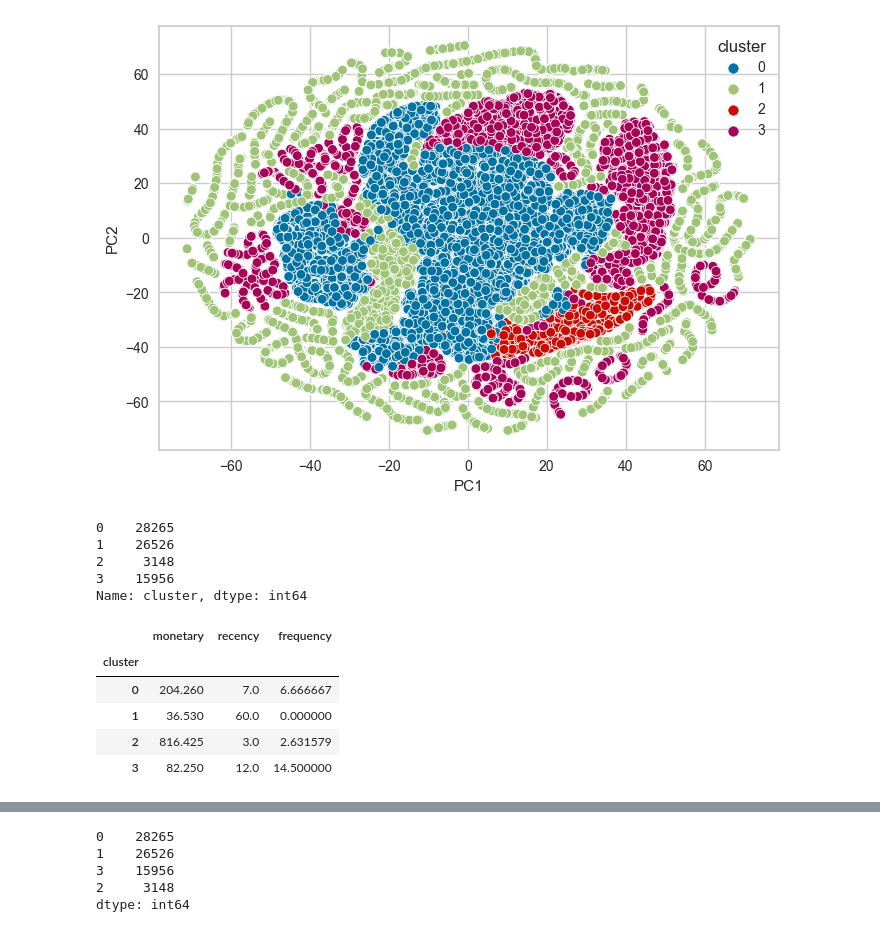
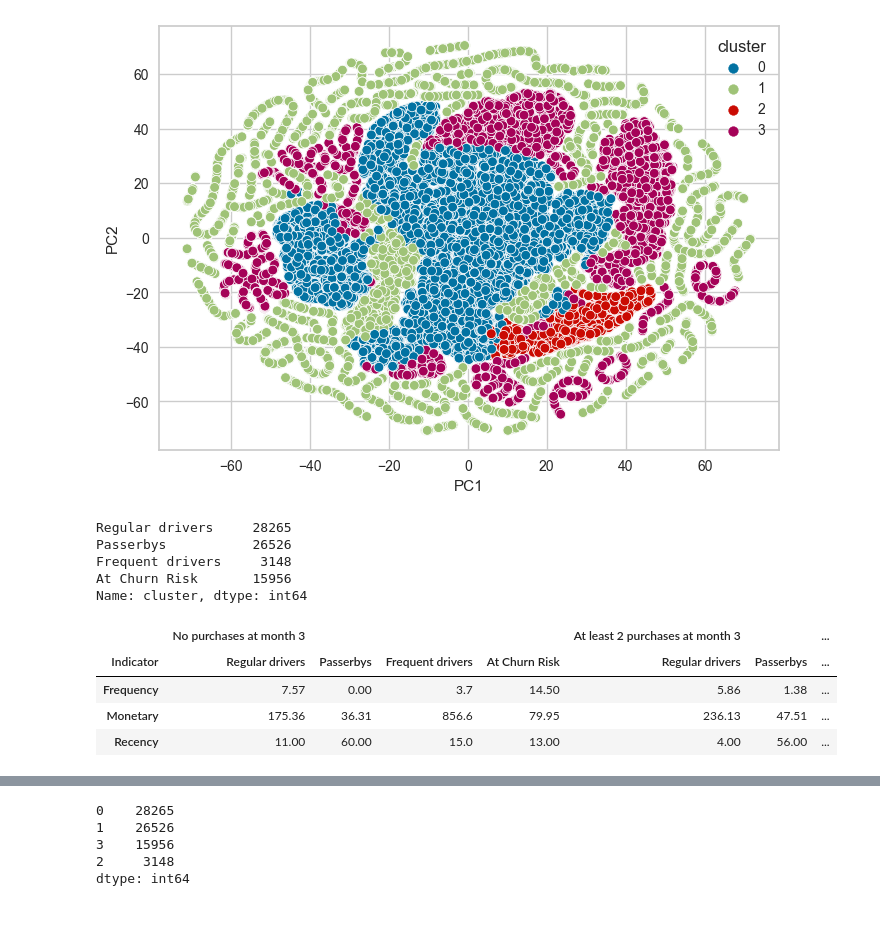
Before and after one commit to fedorTurchenko18/dsc-571, a Jupyter notebook: clustering.ipynb, the cells around one changed output, grey strips where cells are left out. Drawn from its saved outputs; the diff is of its cells as text; code cells hidden in the pictures.

```diff
--- a/clustering.ipynb
+++ b/clustering.ipynb
@@ -151,20 +145,47 @@ sns.scatterplot(x='PC1', y='PC2', hue='cluster', data=df_clust, ax=ax)
 <AxesSubplot:xlabel='PC1', ylabel='PC2'>
 [figure]
 # %%
-X['cluster'] = pd.Categorical(labels)
+X['cluster'] = pd.Categorical(labels).rename_categories(
+    {
+        0: 'Regular drivers',
+        1: 'Passerbys',
+        2: 'Frequent drivers',
+        3: 'At Churn Risk'
+    }
+)
 X['cluster'].value_counts().sort_index()
 # %% [output]
-0    28265
-1    26526
-2     3148
-3    15956
+Regular drivers     28265
+Passerbys           26526
+Frequent drivers     3148
+At Churn Risk       15956
 Name: cluster, dtype: int64
+# %%
+X['target'] = pd.Categorical(y).rename_categories(
+    {
+        0: 'No purchases at month 3',
+        1: 'At least 2 purchases at month 3'
+    }
+)
 # %%
-X[['cluster', 'monetary', 'recency', 'average_days_between_visits']].groupby('cluster').median().rename({'average_days_between_visits': 'frequency'}, axis=1)
+X = X.rename({'average_days_between_visits': 'frequency'}, axis=1)
-# %% [output]
-|  | monetary | recency | frequency |
-| cluster |  |  |  |
-| 0 | 204.260 | 7.0 | 6.666667 |
-| 1 | 36.530 | 60.0 | 0.000000 |
-| 2 | 816.425 | 3.0 | 2.631579 |
-| 3 | 82.250 | 12.0 | 14.500000 |
+# %%
+X_agg = X.pivot_table(values=['monetary', 'recency', 'frequency'], columns=['target', 'cluster'], aggfunc=np.median).round(2)
+X_agg = X_agg.rename({i: i.capitalize() for i in X_agg.index.unique()}, axis=0)
+X_agg.columns.names = ['', 'Indicator']
+# %%
+new_cols = []
+for i, j in X_agg.columns:
+    if j == 'Regular drivers':
+        new_cols.append(f"{i}\n{j}")
+    else:
+        new_cols.append(j)
+X_agg.columns = new_cols
+# %%
+X_agg
+# %% [output]
+|  | No purchases at month 3 |  |  |  | At least 2 purchases at month 3 |  | ... |
+| Indicator | Regular drivers | Passerbys | Frequent drivers | At Churn Risk | Regular drivers | Passerbys | ... |
+| Frequency | 7.57 | 0.00 | 3.7 | 14.50 | 5.86 | 1.38 | ... |
+| Monetary | 175.36 | 36.31 | 856.6 | 79.95 | 236.13 | 47.51 | ... |
+| Recency | 11.00 | 60.00 | 15.0 | 13.00 | 4.00 | 56.00 | ... |
```
Also changed, not shown: parts of 29 cells of this notebook, 16 other files.
